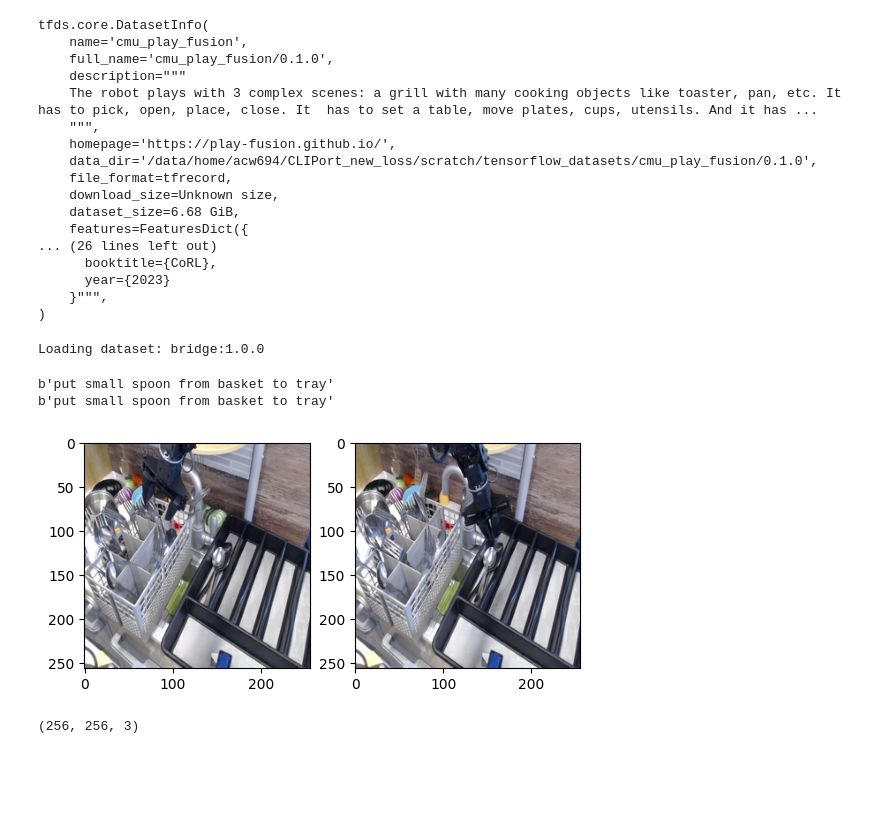
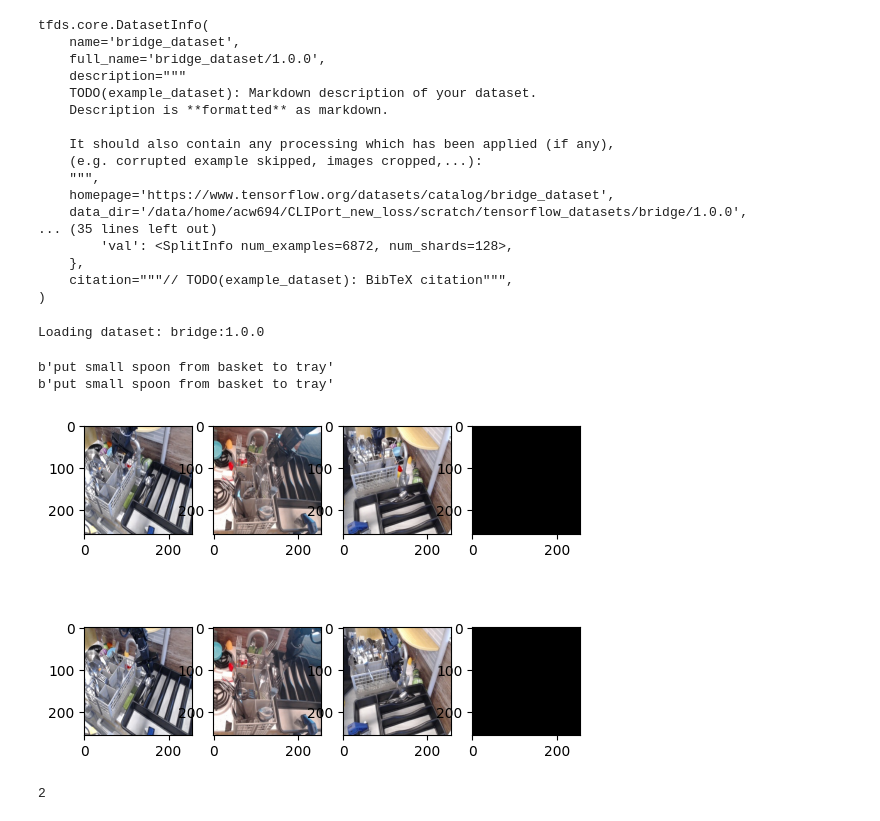
Before and after one commit to QM-IPAlab/LaVA-Man, a Jupyter notebook: jy_build_hdf5_test.ipynb, the cells around one changed output. Cells and saved outputs as stored; diff of their text form; code cells hidden in the pictures; blank space fills up the shorter version.

Commit message:
build multi view dataset

```diff
--- a/jy_build_hdf5_test.ipynb
+++ b/jy_build_hdf5_test.ipynb
@@ -76,7 +86,7 @@ def append_or_create_dataset(f, name, data, dtype=None):
 import matplotlib.pyplot as plt
 import tensorflow as tf
 
-dataset_name =  dataset_name_list[-2]
+dataset_name =  dataset_name_list[1]
 
 # load the dataset
 ds, ds_info = tfds.load(
@@ -87,27 +97,30 @@ print(ds_info)
 def step_map_fn(step):
     return {
         'observation': {
-            'image': step['observation']['image_0'],
+            'image_0': step['observation']['image_0'],
+            'image_1': step['observation']['image_1'],
+            'image_2': step['observation']['image_2'],
+            'image_3': step['observation']['image_3'],
             'language': step['language_instruction'],
         }
     }
 # %% [output]
 tfds.core.DatasetInfo(
-    name='cmu_play_fusion',
-    full_name='cmu_play_fusion/0.1.0',
+    name='bridge_dataset',
+    full_name='bridge_dataset/1.0.0',
     description="""
-    The robot plays with 3 complex scenes: a grill with many cooking objects like toaster, pan, etc. It has to pick, open, place, close. It  has to set a table, move plates, cups, utensils. And it has ...
+    TODO(example_dataset): Markdown description of your dataset.
+    Description is **formatted** as markdown.
+
+    It should also contain any processing which has been applied (if any),
+    (e.g. corrupted example skipped, images cropped,...):
     """,
-    homepage='https://play-fusion.github.io/',
-    data_dir='/data/home/acw694/CLIPort_new_loss/scratch/tensorflow_datasets/cmu_play_fusion/0.1.0',
-    file_format=tfrecord,
-    download_size=Unknown size,
-    dataset_size=6.68 GiB,
-    features=FeaturesDict({
-... (26 lines left out)
-      booktitle={CoRL},
-      year={2023}
-    }""",
+    homepage='https://www.tensorflow.org/datasets/catalog/bridge_dataset',
+    data_dir='/data/home/acw694/CLIPort_new_loss/scratch/tensorflow_datasets/bridge/1.0.0',
+... (35 lines left out)
+        'val': <SplitInfo num_examples=6872, num_shards=128>,
+    },
+    citation="""// TODO(example_dataset): BibTeX citation""",
 )
 # %%
 print(f"Loading dataset: {dataset_name}")
@@ -130,26 +143,47 @@ Loading dataset: bridge:1.0.0
 # %%
 batch = next(batch_itor)
 # Collect images and language data
-image_start = batch['observation']['image'][0]
-image_end = batch['observation']['image'][1]
+image_start_0 = batch['observation']['image_0'][0]
+image_start_1 = batch['observation']['image_1'][0]
+image_start_2 = batch['observation']['image_2'][0]
+image_start_3 = batch['observation']['image_3'][0]
 
-plt.subplot(1, 2, 1)
-plt.imshow(image_start)
-plt.subplot(1, 2, 2)
-plt.imshow(image_end)
+image_end_0 = batch['observation']['image_0'][1]
+image_end_1 = batch['observation']['image_1'][1]
+image_end_2 = batch['observation']['image_2'][1]
+image_end_3 = batch['observation']['image_3'][1]
+
+
+plt.subplot(2, 4, 1)
+plt.imshow(image_start_0)
+plt.subplot(2, 4, 2)
+plt.imshow(image_start_1)
+plt.subplot(2, 4, 3)
+plt.imshow(image_start_2)
+plt.subplot(2, 4, 4)
+plt.imshow(image_start_3)
+plt.subplot(2, 4, 5)
+plt.imshow(image_end_0)
+plt.subplot(2, 4, 6)
+plt.imshow(image_end_1)
+plt.subplot(2, 4, 7)
+plt.imshow(image_end_2)
+plt.subplot(2, 4, 8)
+plt.imshow(image_end_3)
+
 language_start = batch['observation']['language'][0]
 language_end = batch['observation']['language'][1]
 
 print(language_start)
 print(language_end)
 
 #assert image_start.shape == image_end.shape
 #assert language_start == language_end, "Language should be the same for the first and last step"
 # %% [output]
 b'put small spoon from basket to tray'
 b'put small spoon from basket to tray'
-[figure, old version]
+[figure, new version]
 # %%
-image_end.shape
+len(batch['observation']['image_0'])
 # %% [output]
-(256, 256, 3)
+2
```
Also changed, not shown: parts of 2 cells of this notebook, 5 other files.
